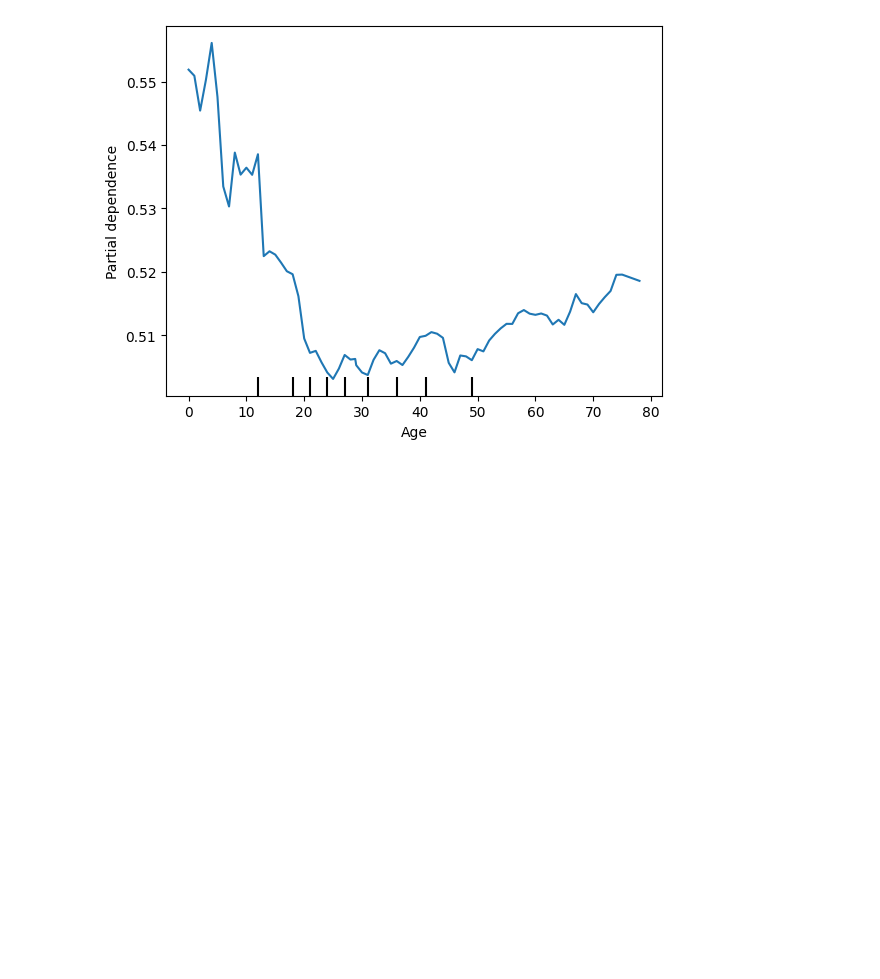
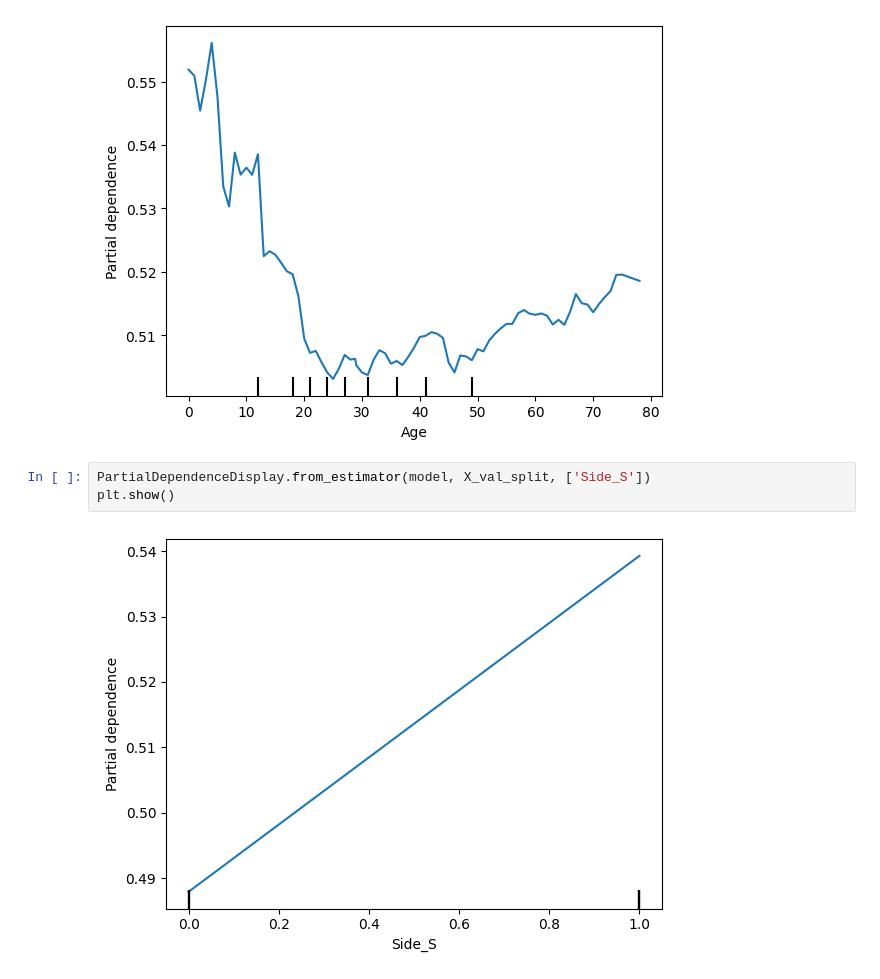
Before and after one commit to 7PAM2015-0509-2023-Group17/Kaggle-Challenge, a Jupyter notebook: Kaggle_Challenge_notebook.ipynb, the cells around one changed output. Drawn from its saved outputs; the diff is of its cells as text; blank space fills up the shorter version.

```diff
--- a/Kaggle_Challenge_notebook.ipynb
+++ b/Kaggle_Challenge_notebook.ipynb
@@ -737,3 +735,8 @@ PartialDependenceDisplay.from_estimator(model, X_val_split, ['Age'])
 plt.show()
 # %% [output]
 [figure]
+# %%
+PartialDependenceDisplay.from_estimator(model, X_val_split, ['Side_S'])
+plt.show()
+# %% [output]
+[figure, added]
```
Also changed, not shown: parts of 4 cells of this notebook.
